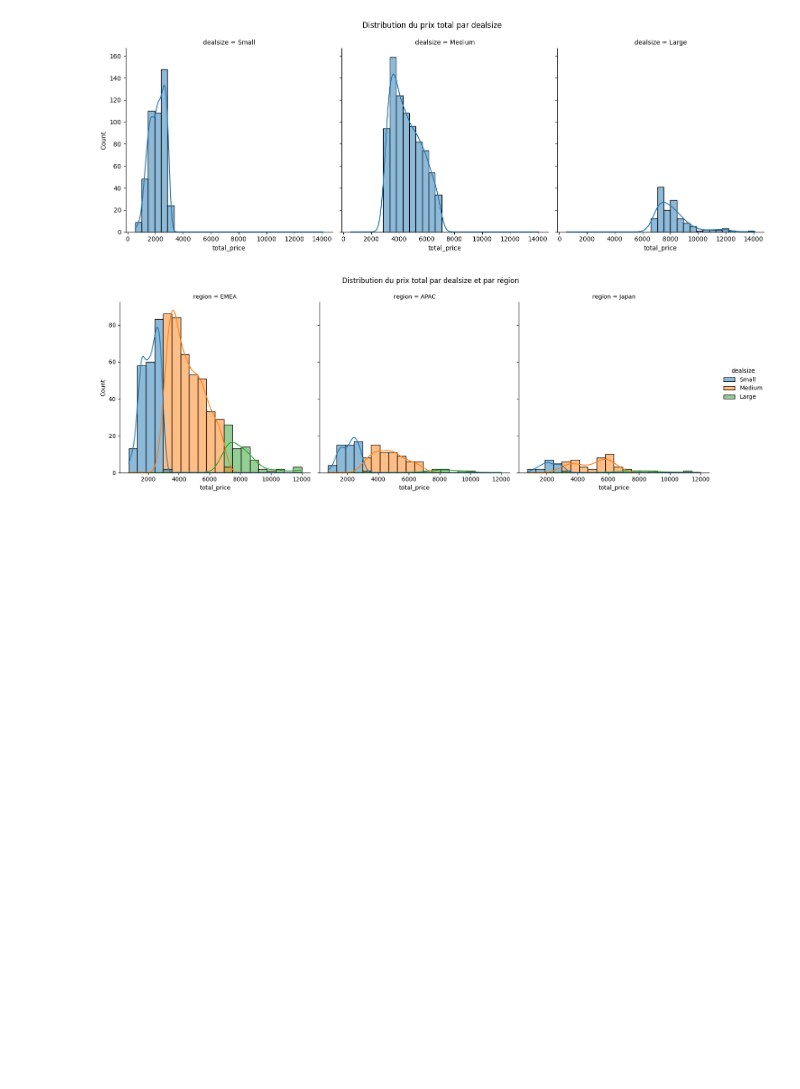
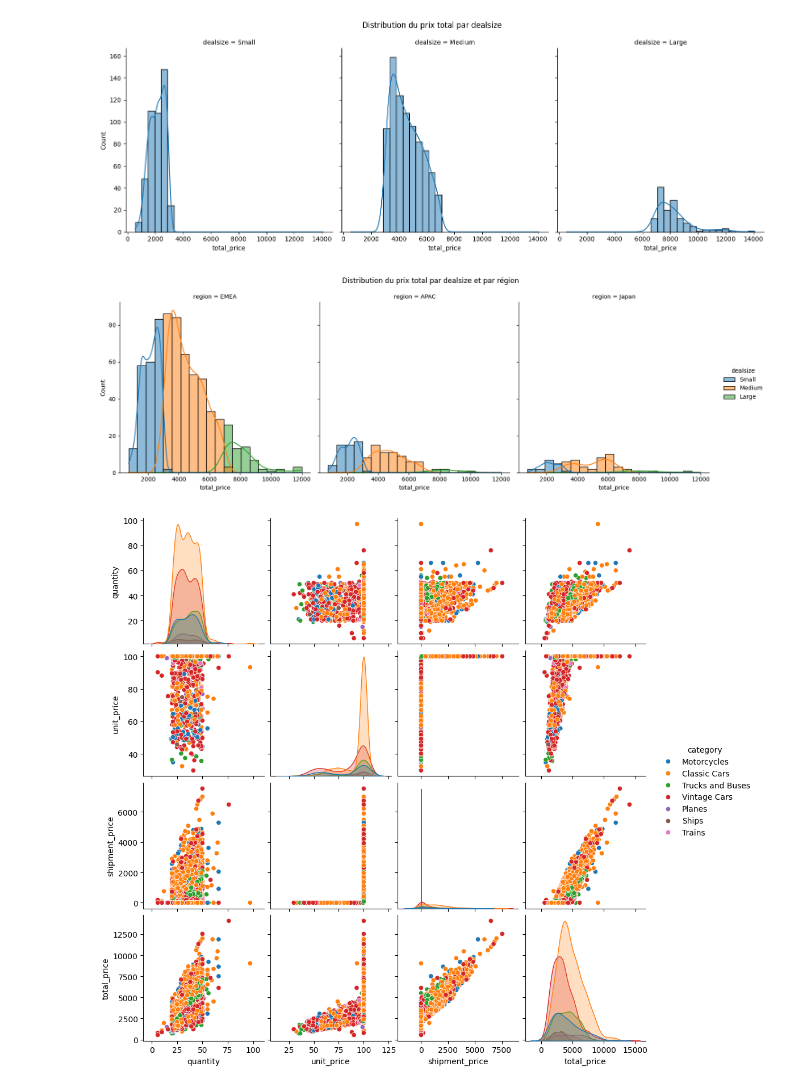
Before and after one commit to Quentin-Epitech/Piscine2, a Jupyter notebook: Day7/sales.ipynb, the cells around one changed output. Drawn from its saved outputs; the diff is of its cells as text; code cells hidden in the pictures; blank space fills up the shorter version.

```diff
--- a/Day7/sales.ipynb
+++ b/Day7/sales.ipynb
@@ -89,3 +90,10 @@ plt.suptitle("Distribution du prix total par dealsize et par région", y=1.05)
 plt.show()
 # %% [output]
 [figure]
+# %%
+lecture = pd.read_csv("sales.csv")
+
+sns.pairplot(lecture, vars=['quantity','unit_price','shipment_price','total_price'], hue='category')
+plt.show()
+# %% [output]
+[figure, added]
```
Also changed, not shown: parts of 1 cell of this notebook, 3 other files.
